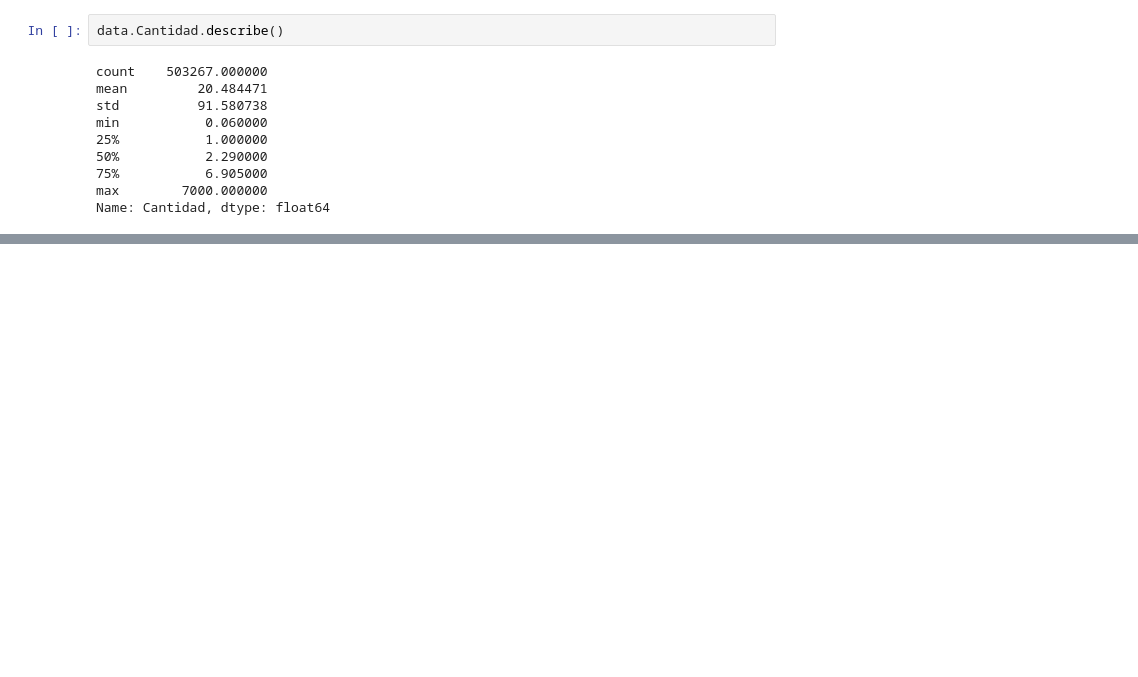
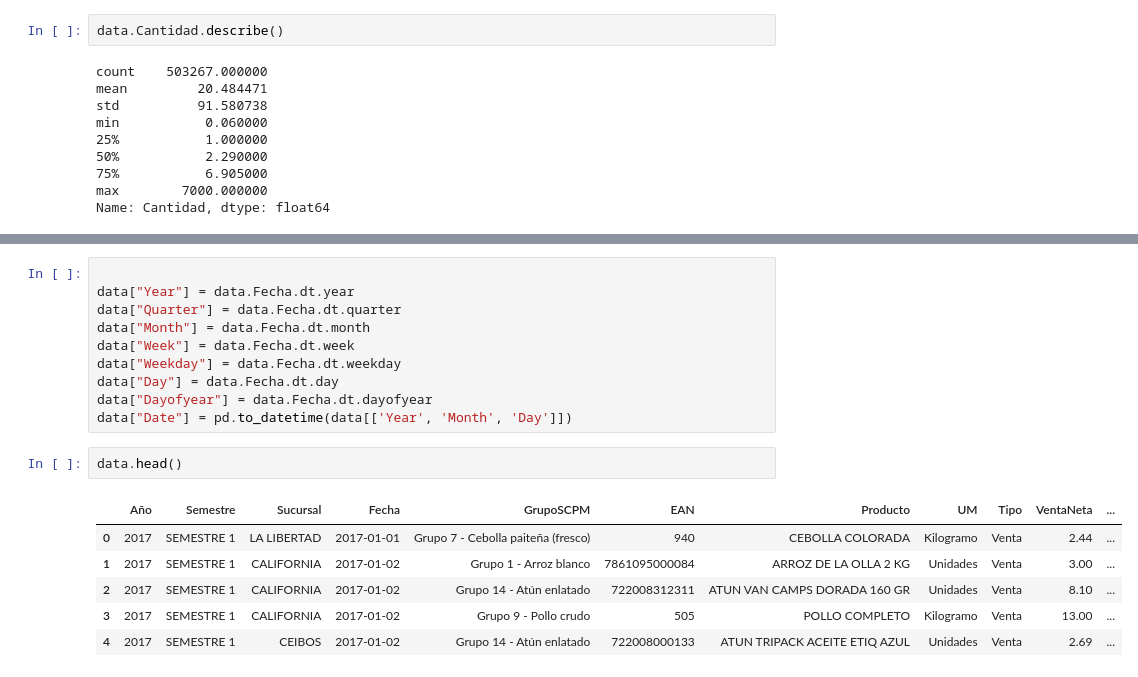
Before and after one commit to Rucamont/ForeCastRetail, a Jupyter notebook: ForeCastRetail.ipynb, the cells around one changed output, grey strips where cells are left out. Saved outputs shown, nothing was run; the diff lists cells and outputs as text; blank space fills up the shorter version.

```diff
--- a/ForeCastRetail.ipynb
+++ b/ForeCastRetail.ipynb
@@ -310,0 +338,19 @@ Name: Cantidad, dtype: float64
+# %%
+
+data["Year"] = data.Fecha.dt.year
+data["Quarter"] = data.Fecha.dt.quarter
+data["Month"] = data.Fecha.dt.month
+data["Week"] = data.Fecha.dt.week
+data["Weekday"] = data.Fecha.dt.weekday
+data["Day"] = data.Fecha.dt.day
+data["Dayofyear"] = data.Fecha.dt.dayofyear
+data["Date"] = pd.to_datetime(data[['Year', 'Month', 'Day']])
+# %%
+data.head()
+# %% [output]
+|  | Año | Semestre | Sucursal | Fecha | GrupoSCPM | EAN | Producto | UM | Tipo | VentaNeta | ... |
+| 0 | 2017 | SEMESTRE 1 | LA LIBERTAD | 2017-01-01 | Grupo 7 - Cebolla paiteña (fresco) | 940 | CEBOLLA COLORADA | Kilogramo | Venta | 2.44 | ... |
+| 1 | 2017 | SEMESTRE 1 | CALIFORNIA | 2017-01-02 | Grupo 1 - Arroz blanco | 7861095000084 | ARROZ DE LA OLLA 2 KG | Unidades | Venta | 3.00 | ... |
+| 2 | 2017 | SEMESTRE 1 | CALIFORNIA | 2017-01-02 | Grupo 14 - Atún enlatado | 722008312311 | ATUN VAN CAMPS DORADA 160 GR | Unidades | Venta | 8.10 | ... |
+| 3 | 2017 | SEMESTRE 1 | CALIFORNIA | 2017-01-02 | Grupo 9 - Pollo crudo | 505 | POLLO COMPLETO | Kilogramo | Venta | 13.00 | ... |
+| 4 | 2017 | SEMESTRE 1 | CEIBOS | 2017-01-02 | Grupo 14 - Atún enlatado | 722008000133 | ATUN TRIPACK ACEITE ETIQ AZUL | Unidades | Venta | 2.69 | ... |
```
Also changed, not shown: parts of 6 cells of this notebook.
